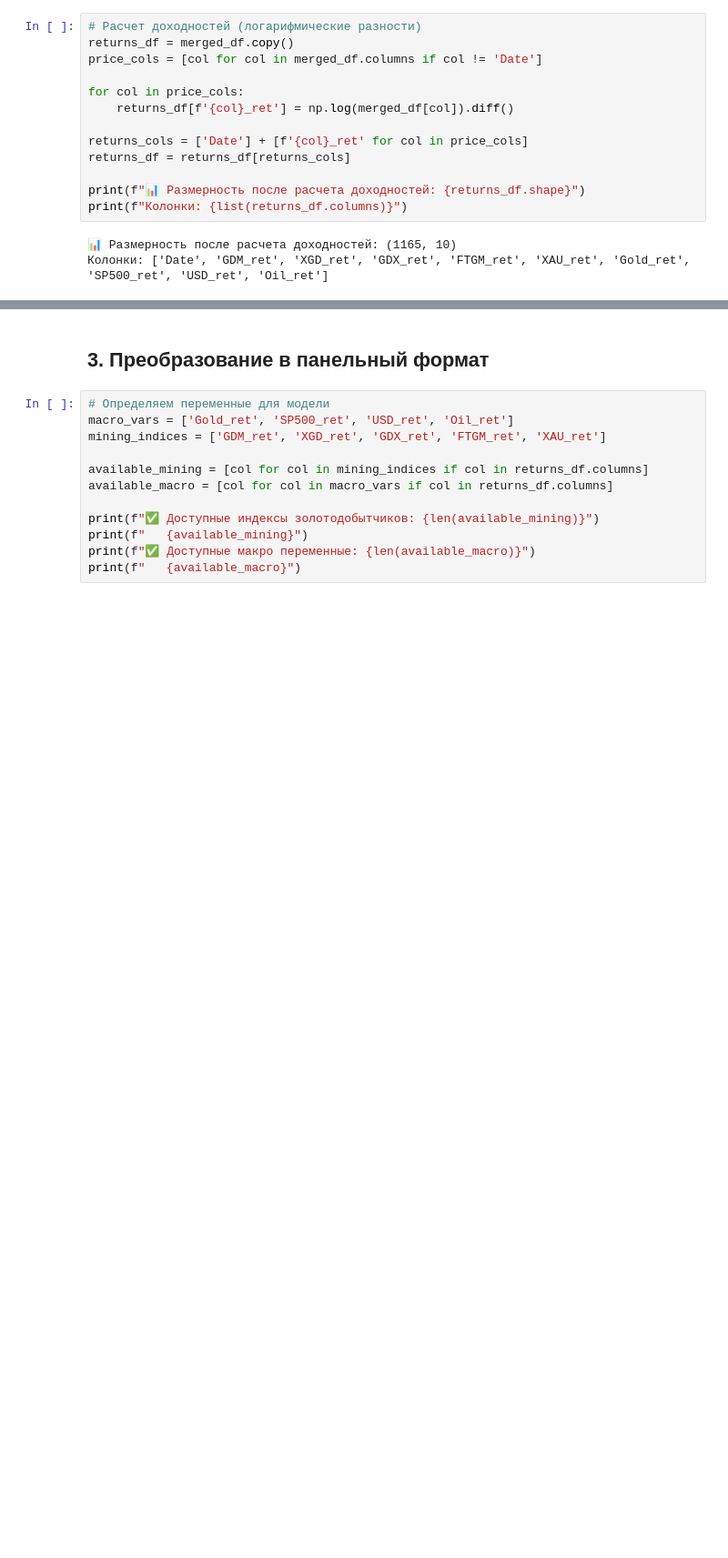
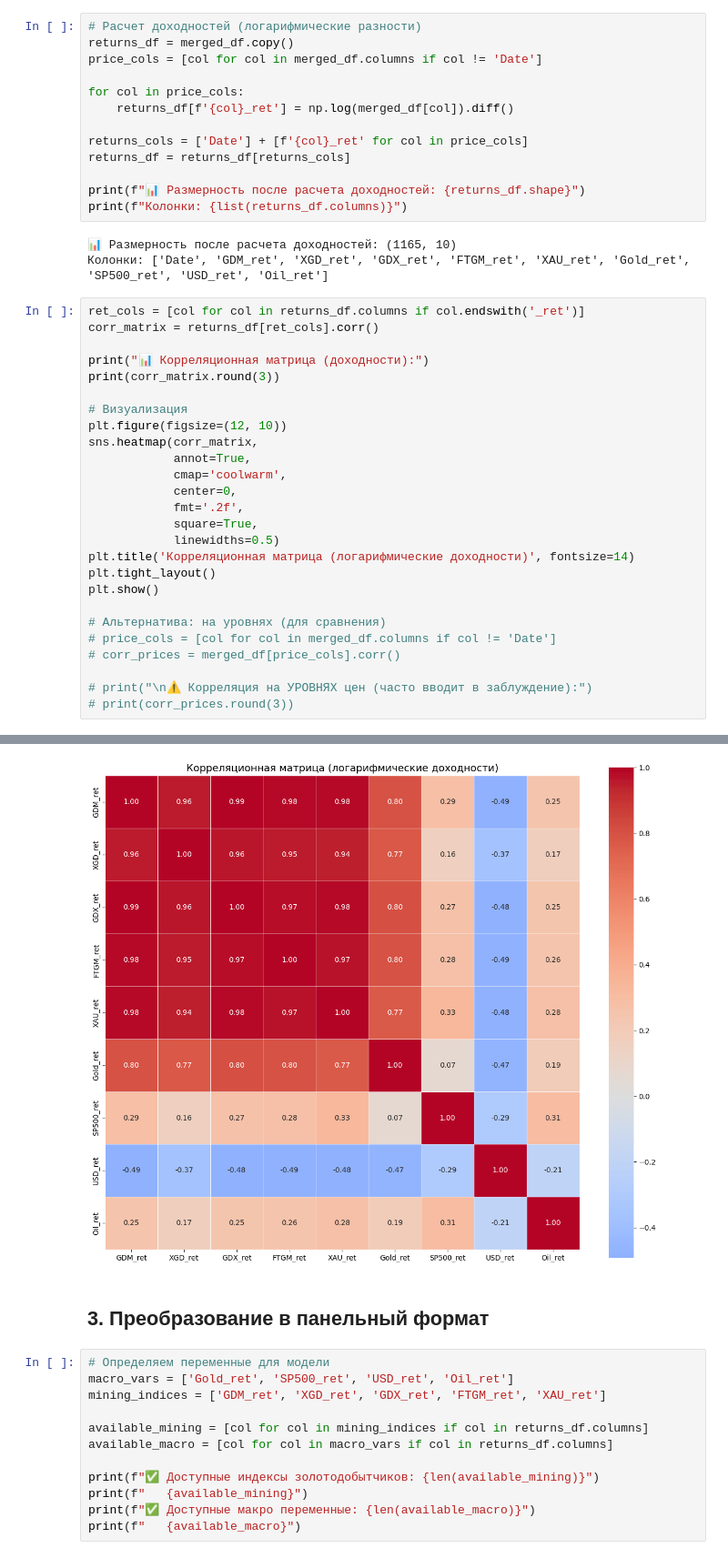
Before and after one commit to kis111kis/Impact-of-gold-prices, a Jupyter notebook: Panel_regression.ipynb, the cells around one changed output, grey strips where cells are left out. Shown at 91% size. Cells and saved outputs as stored; diff of their text form; blank space fills up the shorter version.

```diff
--- a/Panel_regression.ipynb
+++ b/Panel_regression.ipynb
@@ -201,3 +197,30 @@ print(f"Колонки: {list(returns_df.columns)}")
 # %% [output]
 📊 Размерность после расчета доходностей: (1165, 10)
 Колонки: ['Date', 'GDM_ret', 'XGD_ret', 'GDX_ret', 'FTGM_ret', 'XAU_ret', 'Gold_ret', 'SP500_ret', 'USD_ret', 'Oil_ret']
+# %%
+ret_cols = [col for col in returns_df.columns if col.endswith('_ret')]
+corr_matrix = returns_df[ret_cols].corr()
+
+print("📊 Корреляционная матрица (доходности):")
+print(corr_matrix.round(3))
+
+# Визуализация
+plt.figure(figsize=(12, 10))
+sns.heatmap(corr_matrix,
+            annot=True,
+            cmap='coolwarm',
+            center=0,
+            fmt='.2f',
+            square=True,
+            linewidths=0.5)
+plt.title('Корреляционная матрица (логарифмические доходности)', fontsize=14)
+plt.tight_layout()
+plt.show()
+
+# Альтернатива: на уровнях (для сравнения)
+# price_cols = [col for col in merged_df.columns if col != 'Date']
+# corr_prices = merged_df[price_cols].corr()
+
+# print("\n⚠️ Корреляция на УРОВНЯХ цен (часто вводит в заблуждение):")
+# print(corr_prices.round(3))
+# %% [output]
@@ -204,3 +244,4 @@ print(f"Колонки: {list(returns_df.columns)}")
+[figure, added]
 # %% [markdown]
 ## 3. Преобразование в панельный формат
 # %%
```
Also changed, not shown: parts of 9 cells of this notebook, 9 other files.
